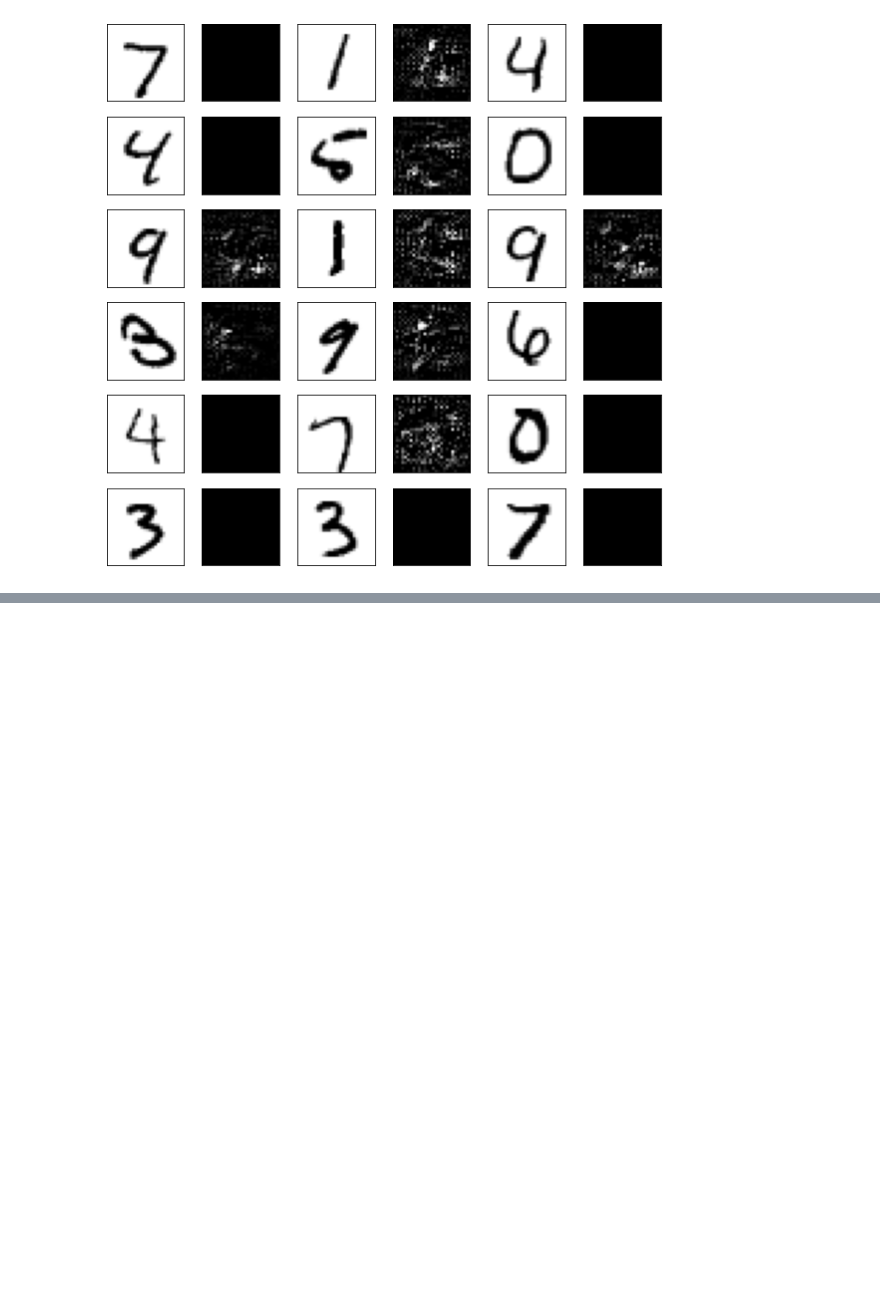
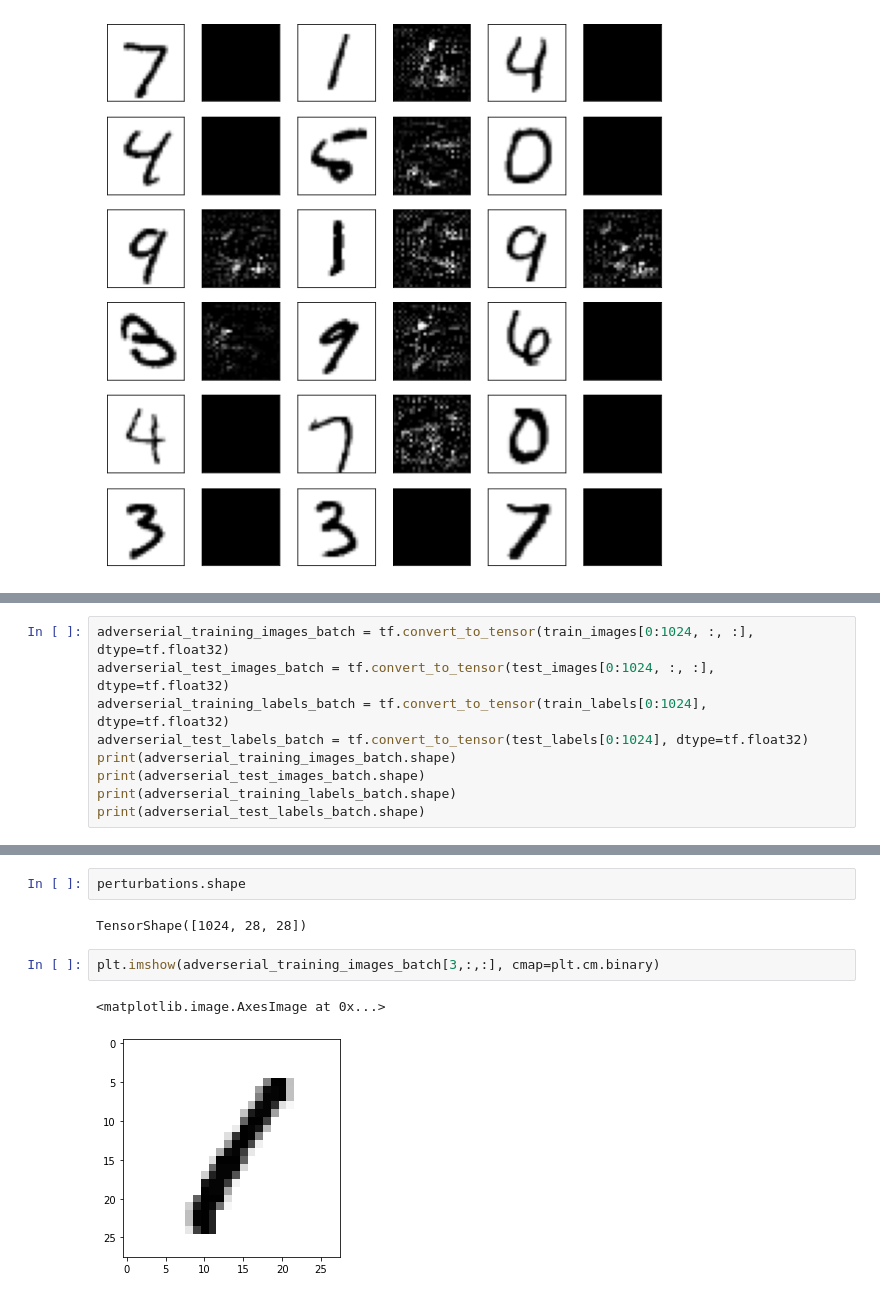
Before and after one commit to surajsrivathsa/ovgu_deeplearning, a Jupyter notebook: Introspection.ipynb, the cells around one changed output, grey strips where cells are left out. Saved outputs shown, nothing was run; the diff lists cells and outputs as text; blank space fills up the shorter version.

```diff
--- a/Introspection.ipynb
+++ b/Introspection.ipynb
@@ -425,0 +445,9 @@ plot_figures(introspection_testing_images, masked_grads, num_images=36)
+# %%
+adverserial_training_images_batch = tf.convert_to_tensor(train_images[0:1024, :, :], dtype=tf.float32)
+adverserial_test_images_batch = tf.convert_to_tensor(test_images[0:1024, :, :], dtype=tf.float32)
+adverserial_training_labels_batch = tf.convert_to_tensor(train_labels[0:1024], dtype=tf.float32)
+adverserial_test_labels_batch = tf.convert_to_tensor(test_labels[0:1024], dtype=tf.float32)
+print(adverserial_training_images_batch.shape)
+print(adverserial_test_images_batch.shape)
+print(adverserial_training_labels_batch.shape)
+print(adverserial_test_labels_batch.shape)
@@ -425,0 +542,9 @@ plot_figures(introspection_testing_images, masked_grads, num_images=36)
+# %%
+perturbations.shape
+# %% [output]
+TensorShape([1024, 28, 28])
+# %%
+plt.imshow(adverserial_training_images_batch[3,:,:], cmap=plt.cm.binary)
+# %% [output]
+<matplotlib.image.AxesImage at 0x...>
+[figure, added]
```
Also changed, not shown: parts of 18 cells of this notebook.
